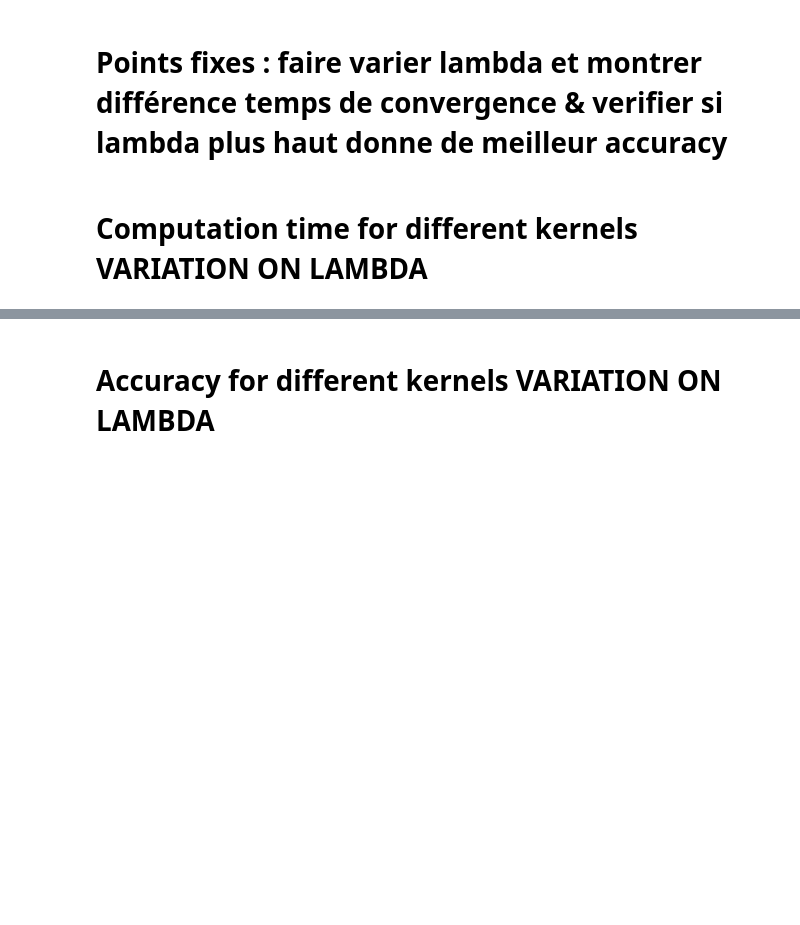
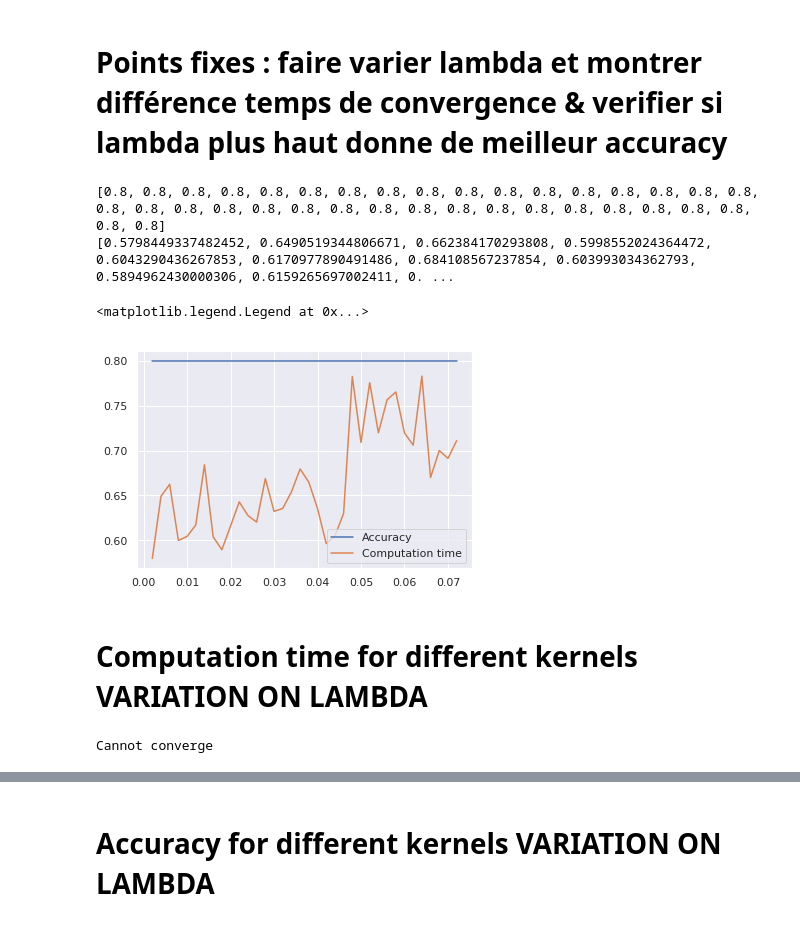
Before and after one commit to leoandeol/graph-kernels, a Jupyter notebook: tests.ipynb, the cells around one changed output, grey strips where cells are left out. Saved outputs shown, nothing was run; the diff lists cells and outputs as text; code cells hidden in the pictures; blank space fills up the shorter version.

```diff
--- a/tests.ipynb
+++ b/tests.ipynb
@@ -165,23 +194,32 @@ nx.draw_networkx_edge_labels(G3,pos,edge_labels={(u,v):e["label"] for (u,v,e) in
 # %%
 xs = []
 scores = []
 times = []
 N = 500
-for x in range(N):
+for x in range(1,N):
     try :
-        s = SVM(db=db_lab, ratio_split=0.5, lbd=x/N, kernel="fixed_point_kernel")
-        t=s.learn()
+        #moyenne
+        t = 0
+        for _ in range(40):
+            s = SVM(db=db_nolab, ratio_split=0.7, lbd=x/N, kernel="fixed_point_kernel")
+            t+=s.learn()
+        t /= 40
         scores.append(s.score())
         xs.append(x/N)
         times.append(t)
     except:
         break
 print(scores)
 print(times)
 plt.figure()
 plt.plot(xs,scores,label="Accuracy")
 plt.plot(xs,times,label="Computation time")
 plt.legend()
+# %% [output]
+[0.8, 0.8, 0.8, 0.8, 0.8, 0.8, 0.8, 0.8, 0.8, 0.8, 0.8, 0.8, 0.8, 0.8, 0.8, 0.8, 0.8, 0.8, 0.8, 0.8, 0.8, 0.8, 0.8, 0.8, 0.8, 0.8, 0.8, 0.8, 0.8, 0.8, 0.8, 0.8, 0.8, 0.8, 0.8, 0.8]
+[0.5798449337482452, 0.6490519344806671, 0.662384170293808, 0.5998552024364472, 0.6043290436267853, 0.6170977890491486, 0.684108567237854, 0.603993034362793, 0.5894962430000306, 0.6159265697002411, 0. ...
+<matplotlib.legend.Legend at 0x...>
+[figure, added]
 # %% [markdown]
 # Computation time for different kernels VARIATION ON LAMBDA
 # %%
@@ -196,30 +234,32 @@ N = 10
 for x in range(1,N):
     xs.append(x/N)
     #raw
-    s = SVM(db=db_lab, ratio_split=0.7, lbd=x/N, kernel="raw_kernel")
+    s = SVM(db=db_nolab, ratio_split=0.7, lbd=x/N, kernel="raw_kernel")
     t=s.learn()
     t_raw.append(t)
     #inv
-    s = SVM(db=db_lab, ratio_split=0.7, lbd=x/N, kernel="inv_kernel")
+    s = SVM(db=db_nolab, ratio_split=0.7, lbd=x/N, kernel="inv_kernel")
     t=s.learn()
     t_inv.append(t)
     #syl
-    s = SVM(db=db_lab, ratio_split=0.7, lbd=x/N, kernel="sylv_eq_kernel")
-    #t=s.learn()
-    t_syl.append(0)
+    s = SVM(db=db_nolab, ratio_split=0.7, lbd=x/N, kernel="sylv_eq_kernel")
+    t=s.learn()
+    t_syl.append(t)
     #conj
-    s = SVM(db=db_lab, ratio_split=0.7, lbd=x/N, kernel="conj_grad_kernel")
+    s = SVM(db=db_nolab, ratio_split=0.7, lbd=x/N, kernel="conj_grad_kernel")
     t=s.learn()
     t_conj.append(t)
     #conj
-    s = SVM(db=db_lab, ratio_split=0.7, lbd=x/N, kernel="spec_decomp_kernel")
+    s = SVM(db=db_nolab, ratio_split=0.7, lbd=x/N, kernel="spec_decomp_kernel")
     t=s.learn()
     t_spec.append(t)
     try :
-        s = SVM(db=db_lab, ratio_split=0.7, lbd=x/N, kernel="fixed_point_kernel")
+        s = SVM(db=db_nolab, ratio_split=0.7, lbd=x/N, kernel="fixed_point_kernel")
         t=s.learn()
         t_fix.append(t)
     except:
         pass
+# %% [output]
+Cannot converge
 # %%
 plt.figure()
```
Also changed, not shown: parts of 18 cells of this notebook, 13 other files.
